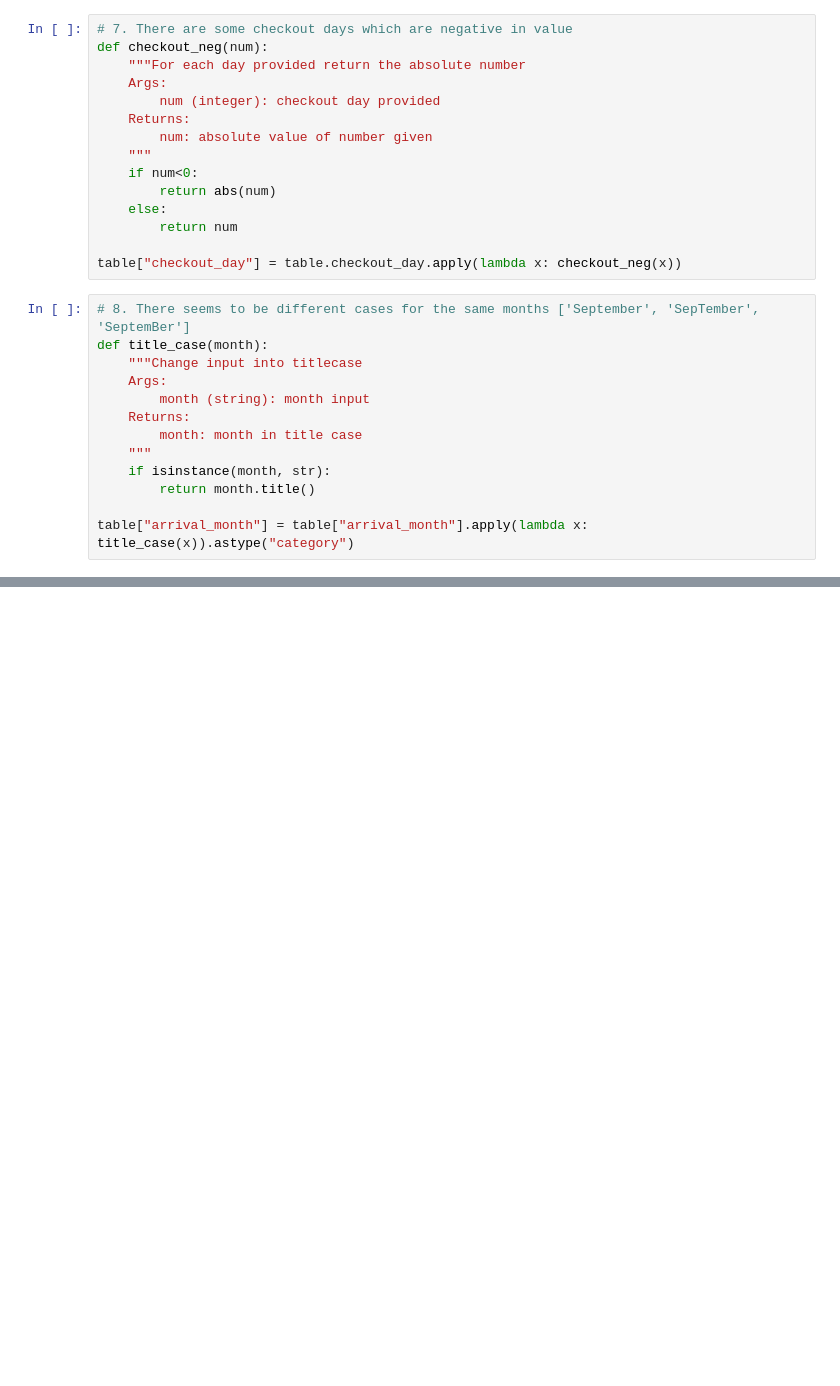
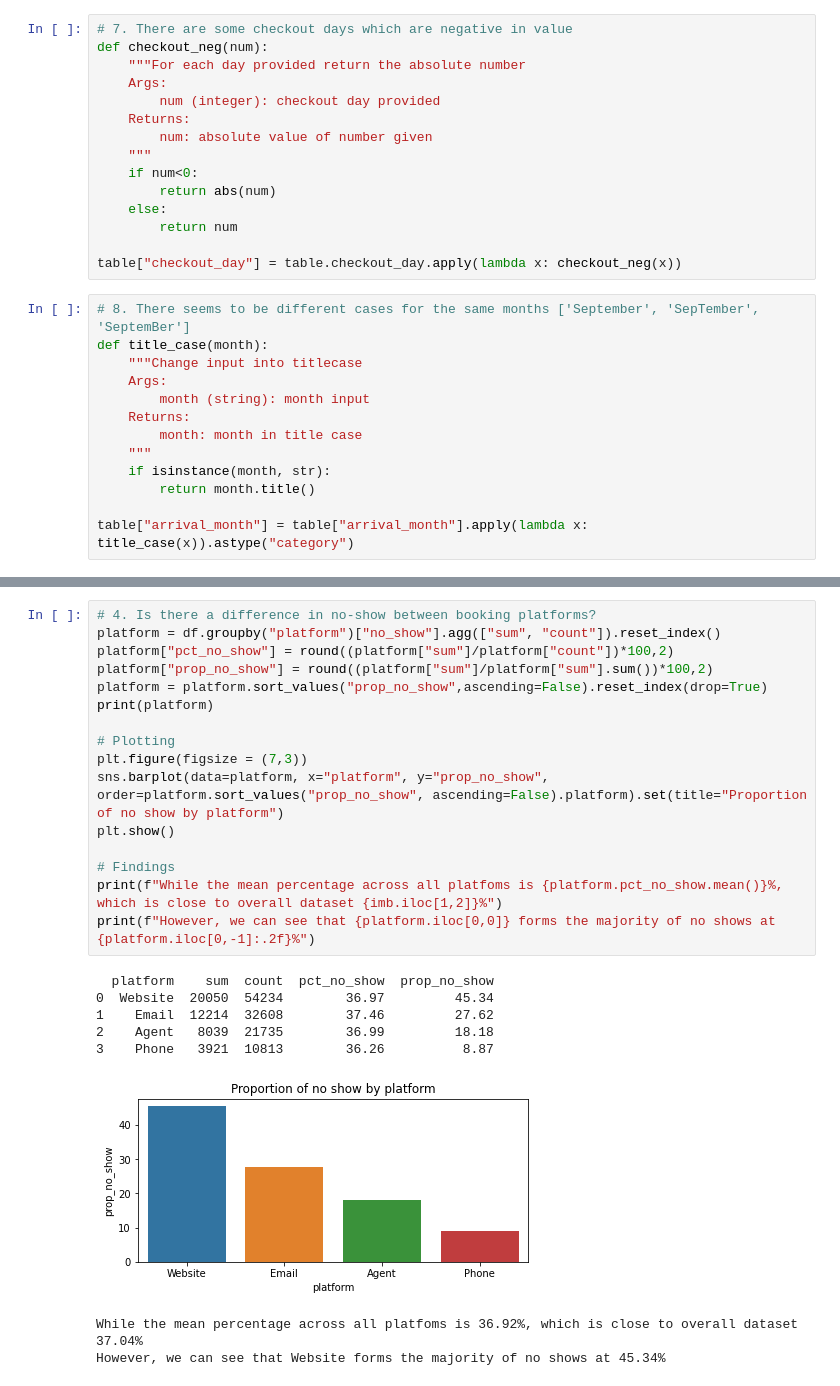
Before and after one commit to marmal88/Hotel-Bookings, a Jupyter notebook: eda.ipynb, the cells around one changed output, grey strips where cells are left out. Cells and saved outputs as stored; diff of their text form; blank space fills up the shorter version.

```diff
--- a/eda.ipynb
+++ b/eda.ipynb
@@ -354,3 +397,28 @@ print(f"There is no obvious trend between checkout month and no shows")
 4         January  2009   6516        30.83
 The mean 36.41% is close to overall dataset 37.04%
 There is no obvious trend between checkout month and no shows
+# %%
+# 4. Is there a difference in no-show between booking platforms?
+platform = df.groupby("platform")["no_show"].agg(["sum", "count"]).reset_index()
+platform["pct_no_show"] = round((platform["sum"]/platform["count"])*100,2)
+platform["prop_no_show"] = round((platform["sum"]/platform["sum"].sum())*100,2)
+platform = platform.sort_values("prop_no_show",ascending=False).reset_index(drop=True)
+print(platform)
+
+# Plotting
+plt.figure(figsize = (7,3))
+sns.barplot(data=platform, x="platform", y="prop_no_show", order=platform.sort_values("prop_no_show", ascending=False).platform).set(title="Proportion of no show by platform")
+plt.show()
+
+# Findings
+print(f"While the mean percentage across all platfoms is {platform.pct_no_show.mean()}%, which is close to overall dataset {imb.iloc[1,2]}%")
+print(f"However, we can see that {platform.iloc[0,0]} forms the majority of no shows at {platform.iloc[0,-1]:.2f}%")
+# %% [output]
+  platform    sum  count  pct_no_show  prop_no_show
+0  Website  20050  54234        36.97         45.34
+1    Email  12214  32608        37.46         27.62
+2    Agent   8039  21735        36.99         18.18
+3    Phone   3921  10813        36.26          8.87
+[figure, added]
+While the mean percentage across all platfoms is 36.92%, which is close to overall dataset 37.04%
+However, we can see that Website forms the majority of no shows at 45.34%
```
Also changed, not shown: parts of 19 cells of this notebook, 8 other files.
